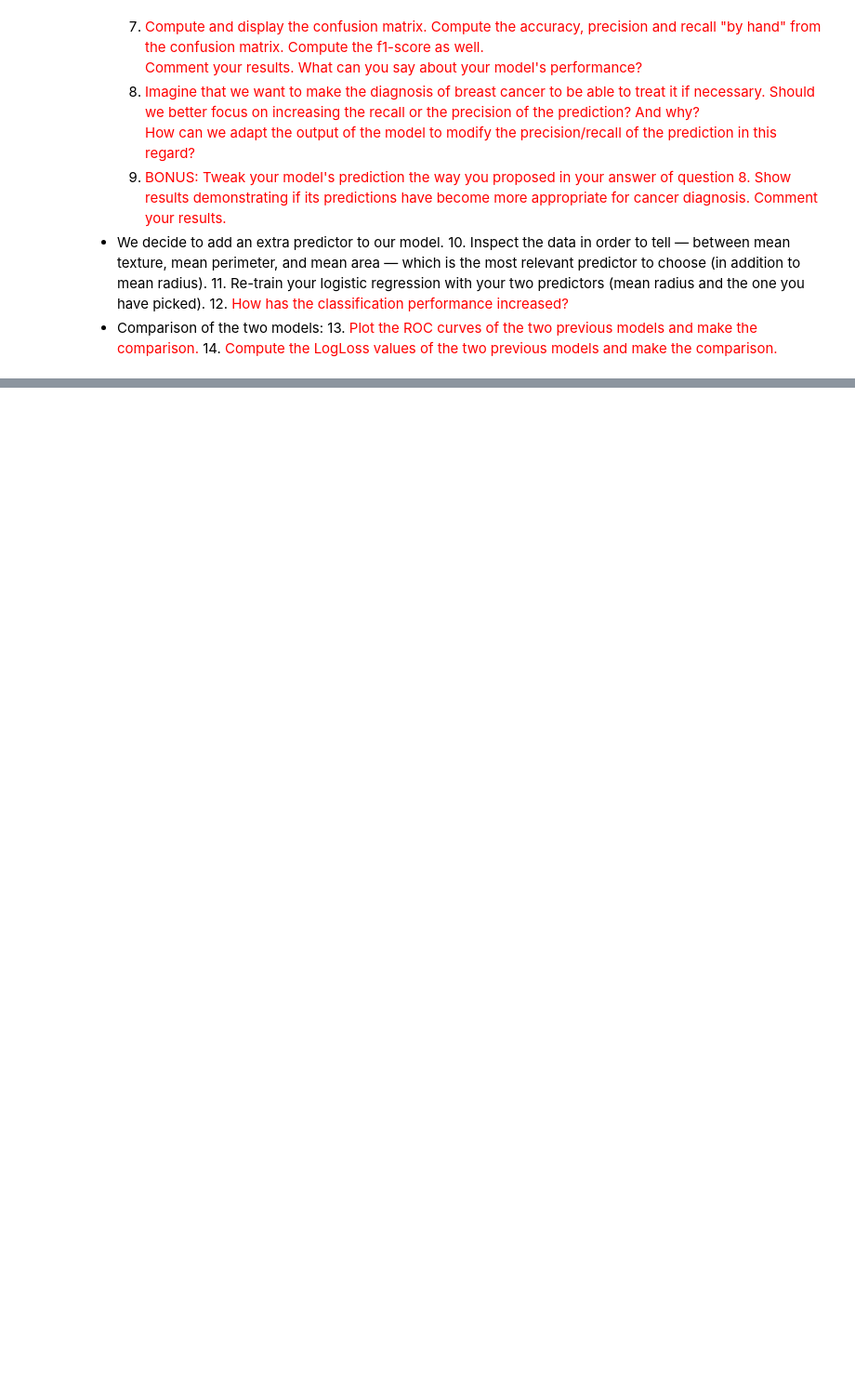
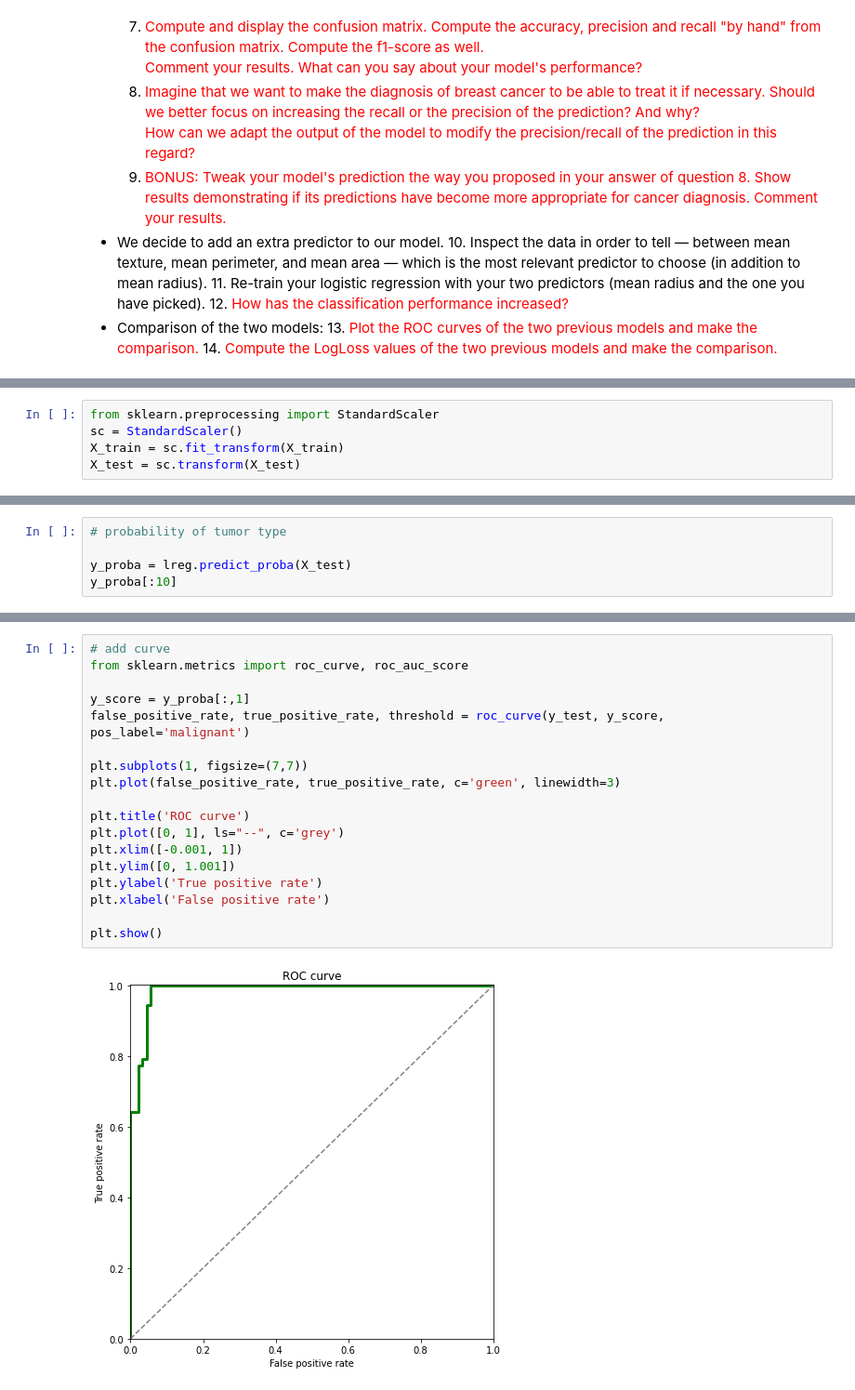
Before and after one commit to ediziks/EPITA-DSA-Notes, a Jupyter notebook: FoundationsOfStatisticalAnalysisAndMachineLearning[FSAML]/class6/Assgn 5-6/ML_course05-06_practice.ipynb, the cells around one changed output, grey strips where cells are left out. Shown: that part at 93% size. Cells and saved outputs as stored; diff of their text form; blank space fills up the shorter version.

```diff
--- a/FoundationsOfStatisticalAnalysisAndMachineLearning[FSAML]/class6/Assgn 5-6/ML_course05-06_practice.ipynb
+++ b/FoundationsOfStatisticalAnalysisAndMachineLearning[FSAML]/class6/Assgn 5-6/ML_course05-06_practice.ipynb
@@ -136,0 +217,5 @@ Comment your results. What can you say about your model's performance?</font>
+# %%
+from sklearn.preprocessing import StandardScaler
+sc = StandardScaler()
+X_train = sc.fit_transform(X_train)
+X_test = sc.transform(X_test)
@@ -136,0 +237,5 @@ Comment your results. What can you say about your model's performance?</font>
+# %%
+# probability of tumor type
+
+y_proba = lreg.predict_proba(X_test)
+y_proba[:10]
@@ -136,0 +277,20 @@ Comment your results. What can you say about your model's performance?</font>
+# %%
+# add curve
+from sklearn.metrics import roc_curve, roc_auc_score
+
+y_score = y_proba[:,1]
+false_positive_rate, true_positive_rate, threshold = roc_curve(y_test, y_score, pos_label='malignant')
+
+plt.subplots(1, figsize=(7,7))
+plt.plot(false_positive_rate, true_positive_rate, c='green', linewidth=3)
+
+plt.title('ROC curve')
+plt.plot([0, 1], ls="--", c='grey')
+plt.xlim([-0.001, 1])
+plt.ylim([0, 1.001])
+plt.ylabel('True positive rate')
+plt.xlabel('False positive rate')
+
+plt.show()
+# %% [output]
+[figure, added]
```
Also changed, not shown: parts of 27 cells of this notebook, 2 other files.
